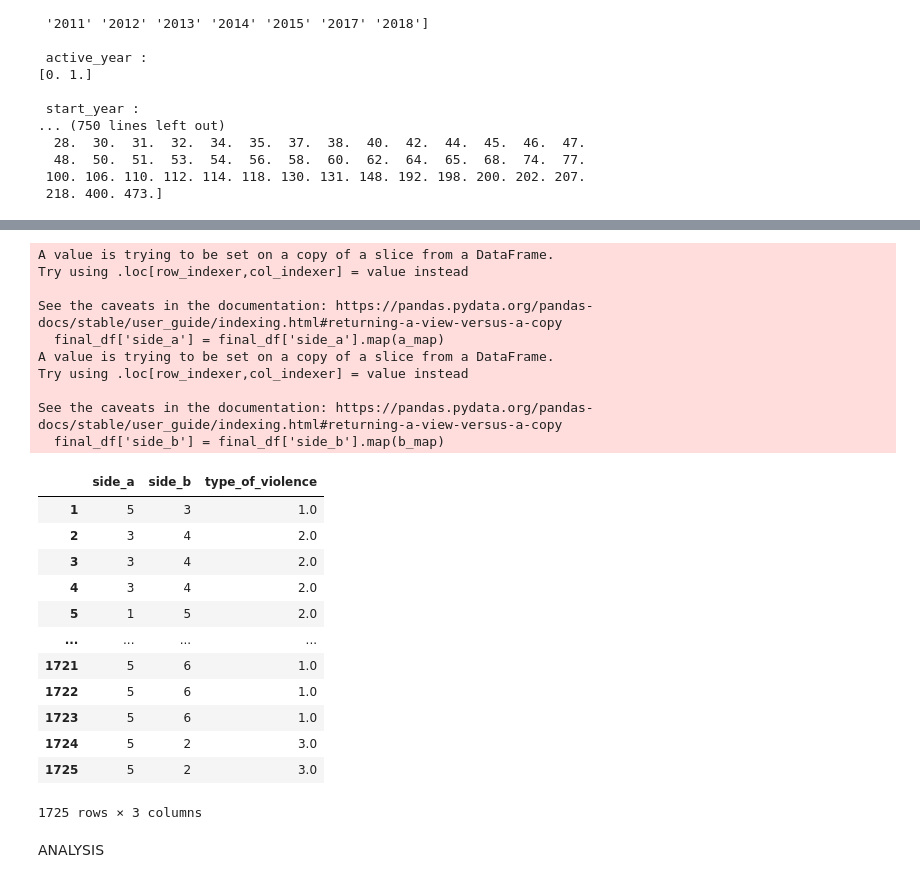
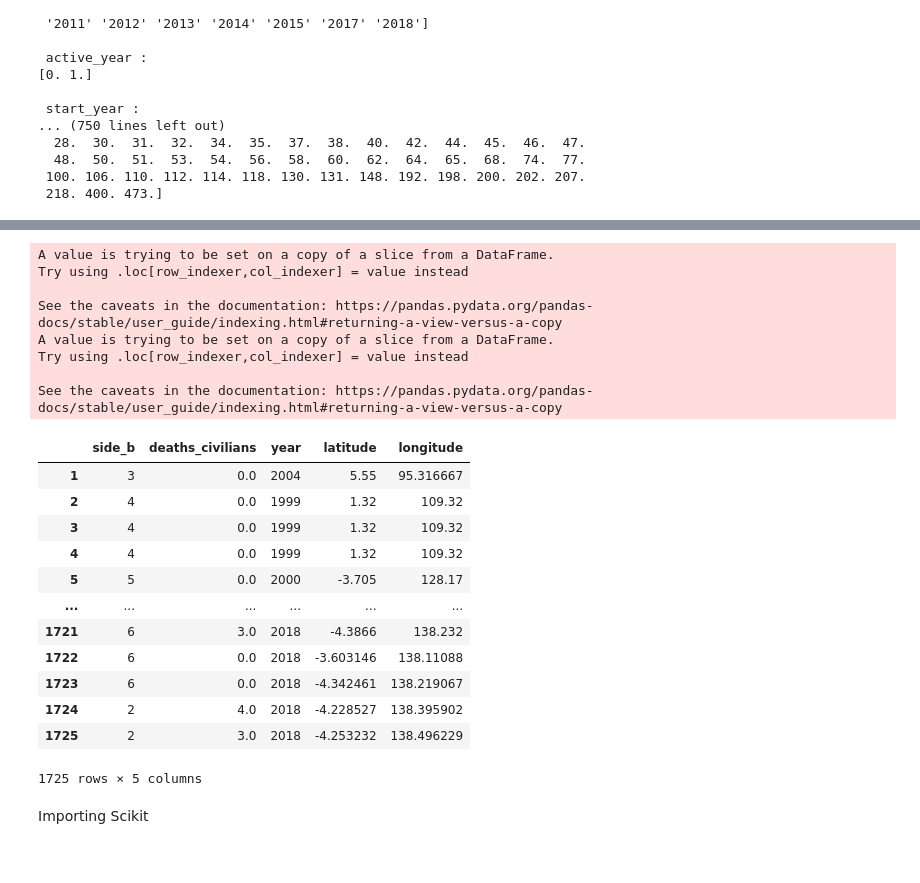
Before and after one commit to radisahussein/DatSciFinalSem5, a Jupyter notebook: finalprojectDS.ipynb, the cells around one changed output, grey strips where cells are left out. Saved outputs shown, nothing was run; the diff lists cells and outputs as text; code cells hidden in the pictures.

```diff
--- a/finalprojectDS.ipynb
+++ b/finalprojectDS.ipynb
@@ -9,6 +12,5 @@ ModuleNotFoundError: No module named 'google'
 # %%
-# df = pd.read_csv(r"C:\Users\radis\OneDrive\Desktop\SEM5\DATSCI\DatSciFinalSem5\Data\data2.csv")
-df = pd.read_csv(r"C:\Users\Fajar Rachmadi\Desktop\CODE\DatSciFinalSem5\Data\data2.csv")
+df = pd.read_csv('data2.csv')
 
 df.drop(index=df.index[0],axis=0,inplace=True)
 
@@ -137,9 +138,12 @@ for c in uniquecolumns:
  218. 400. 473.]
 # %%
 final_col = ['deaths_a','deaths_b','side_a','side_b','type_of_violence']
-col1 = ['side_a','side_b','year','type_of_violence']
+col1 = ['side_a','deaths_civilians','year','latitude','longitude']
+col2 = ['side_b','deaths_civilians','year','latitude','longitude']
 
-final_df = df[col1]
+final_df1 = df[col1]
+final_df2 = df[col2]
 
-final_df.head(10)
+final_df1.head(10)
+final_df2.head(10)
 # %% [output]
@@ -179,55 +162,52 @@ Mapping to integers
 a_map = {
     'Christians (Indonesia)':1,
     'Dayak':2,
     'Dayak, Malay (Indonesia)':3,
     'GAM':4,
     'Government of Indonesia':5,
     'Jemaah Islamiya':6,
     'Laskar Jihad':7
 
 }
 
 b_map = {
     'CNRT':1,
     'Civilians':2,
     'GAM':3,
     'Madurese':4,
     'Muslims (Indonesia)':5,
     'OPM':6
 }
 
-final_df['side_a'] = final_df['side_a'].map(a_map)
-final_df['side_b'] = final_df['side_b'].map(b_map)
+final_df1['side_a'] = final_df1['side_a'].map(a_map)
+final_df2['side_b'] = final_df2['side_b'].map(b_map)
 
-
-
-final_df
+final_df1
+final_df2
 # %% [output]
 A value is trying to be set on a copy of a slice from a DataFrame.
 Try using .loc[row_indexer,col_indexer] = value instead
 
 See the caveats in the documentation: https://pandas.pydata.org/pandas-docs/stable/user_guide/indexing.html#returning-a-view-versus-a-copy
-  final_df['side_a'] = final_df['side_a'].map(a_map)
 A value is trying to be set on a copy of a slice from a DataFrame.
 Try using .loc[row_indexer,col_indexer] = value instead
 
 See the caveats in the documentation: https://pandas.pydata.org/pandas-docs/stable/user_guide/indexing.html#returning-a-view-versus-a-copy
-  final_df['side_b'] = final_df['side_b'].map(b_map)
-|  | side_a | side_b | type_of_violence |
-| 1 | 5 | 3 | 1.0 |
-| 2 | 3 | 4 | 2.0 |
-| 3 | 3 | 4 | 2.0 |
-| 4 | 3 | 4 | 2.0 |
-| 5 | 1 | 5 | 2.0 |
-| ... | ... | ... | ... |
-| 1721 | 5 | 6 | 1.0 |
-| 1722 | 5 | 6 | 1.0 |
-| 1723 | 5 | 6 | 1.0 |
-| 1724 | 5 | 2 | 3.0 |
-| 1725 | 5 | 2 | 3.0 |
+|  | side_b | deaths_civilians | year | latitude | longitude |
+| 1 | 3 | 0.0 | 2004 | 5.55 | 95.316667 |
+| 2 | 4 | 0.0 | 1999 | 1.32 | 109.32 |
+| 3 | 4 | 0.0 | 1999 | 1.32 | 109.32 |
+| 4 | 4 | 0.0 | 1999 | 1.32 | 109.32 |
+| 5 | 5 | 0.0 | 2000 | -3.705 | 128.17 |
+| ... | ... | ... | ... | ... | ... |
+| 1721 | 6 | 3.0 | 2018 | -4.3866 | 138.232 |
+| 1722 | 6 | 0.0 | 2018 | -3.603146 | 138.11088 |
+| 1723 | 6 | 0.0 | 2018 | -4.342461 | 138.219067 |
+| 1724 | 2 | 4.0 | 2018 | -4.228527 | 138.395902 |
+| 1725 | 2 | 3.0 | 2018 | -4.253232 | 138.496229 |
-1725 rows × 3 columns
+1725 rows × 5 columns
-# %% [markdown]
-ANALYSIS
+# %% [markdown]
+Importing Scikit
 # %%
 #Libraries for Classifiers
 from sklearn.neural_network import MLPClassifier
```
Also changed, not shown: parts of 13 cells of this notebook, 1 other file.
